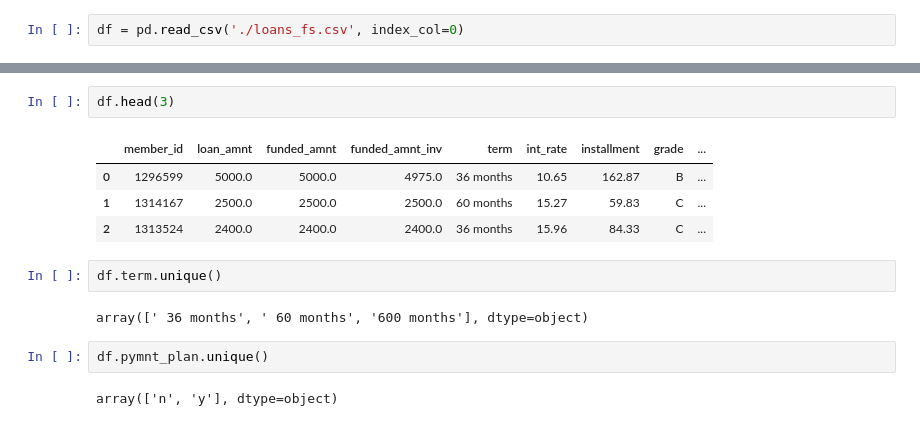
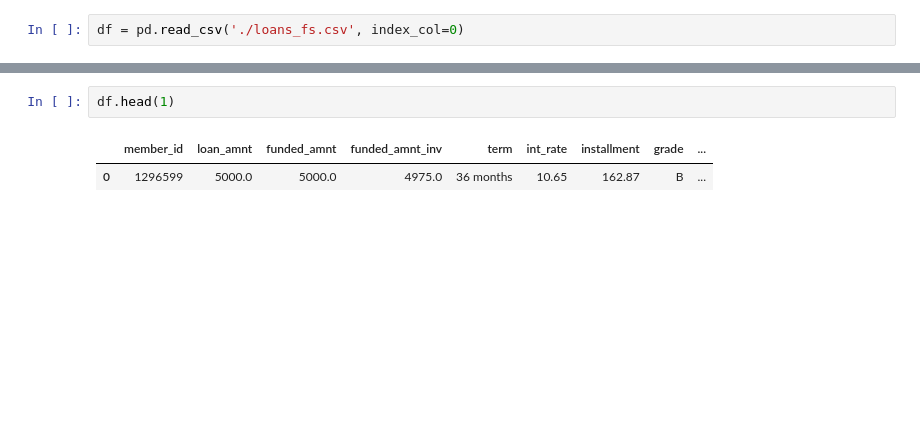
Before and after one commit to ttimong/projects, a Jupyter notebook: funding-societies-assignment.ipynb, the cells around one changed output, grey strips where cells are left out. Saved outputs shown, nothing was run; the diff lists cells and outputs as text; blank space fills up the shorter version.

```diff
--- a/funding-societies-assignment.ipynb
+++ b/funding-societies-assignment.ipynb
@@ -35,15 +37,5 @@ dti: a ratio calculated using the borrower’s total monthly debt payments on th
 # %%
-df.head(3)
+df.head(1)
 # %% [output]
 |  | member_id | loan_amnt | funded_amnt | funded_amnt_inv | term | int_rate | installment | grade | ... |
 | 0 | 1296599 | 5000.0 | 5000.0 | 4975.0 | 36 months | 10.65 | 162.87 | B | ... |
-| 1 | 1314167 | 2500.0 | 2500.0 | 2500.0 | 60 months | 15.27 | 59.83 | C | ... |
-| 2 | 1313524 | 2400.0 | 2400.0 | 2400.0 | 36 months | 15.96 | 84.33 | C | ... |
-# %%
-df.term.unique()
-# %% [output]
-array([' 36 months', ' 60 months', '600 months'], dtype=object)
-# %%
-df.pymnt_plan.unique()
-# %% [output]
-array(['n', 'y'], dtype=object)
```
Also changed, not shown: parts of 23 cells of this notebook, 2 other files.
